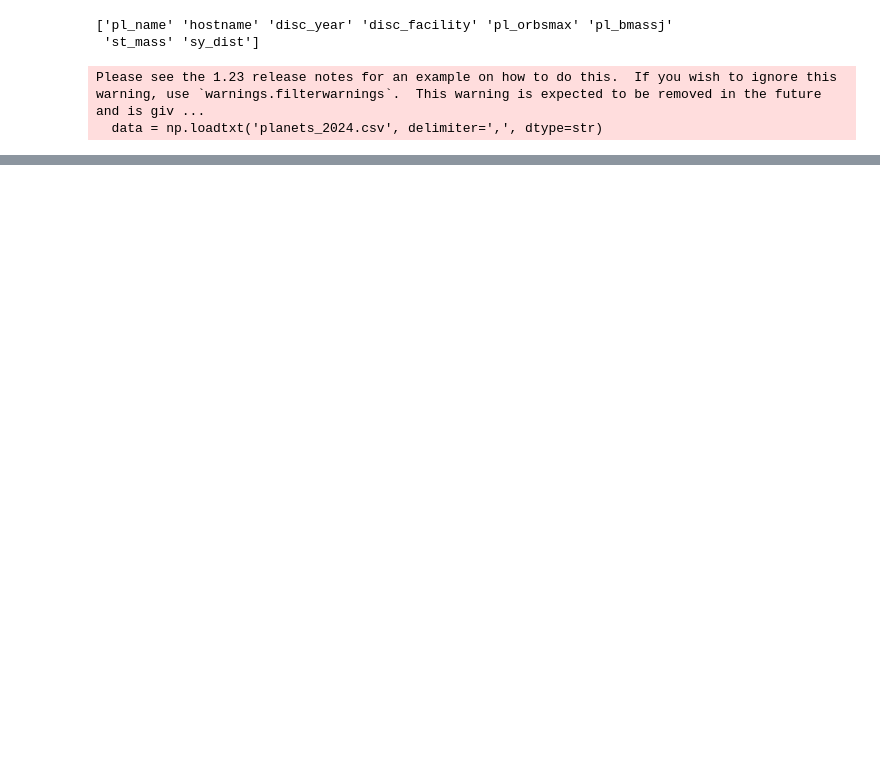
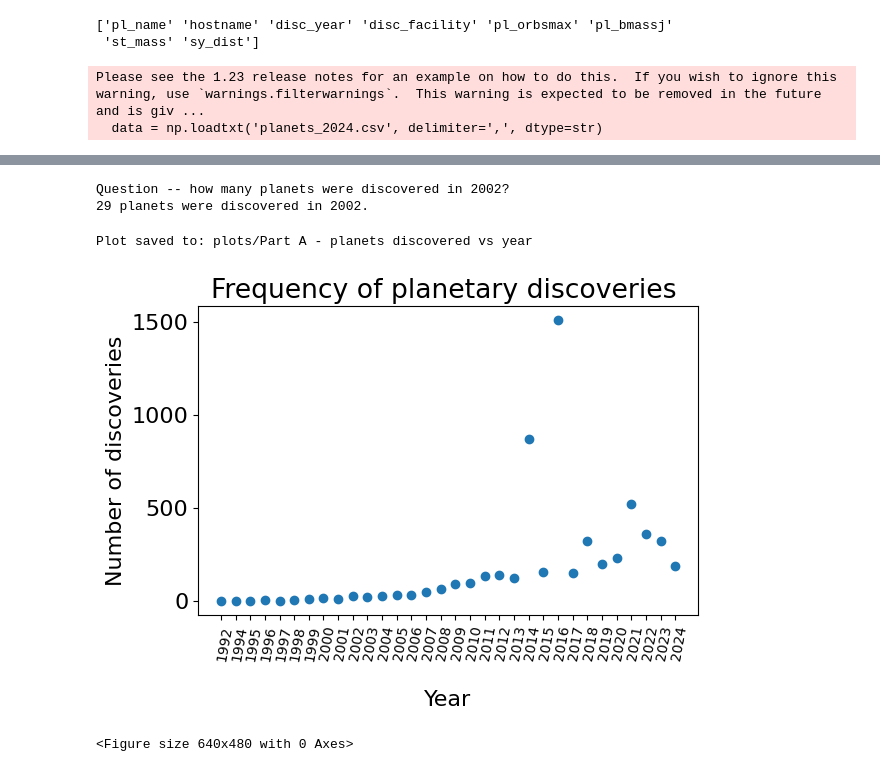
Before and after one commit to arir2001/mitchison, a Jupyter notebook: PYU33C01_asssignment1_anna_rooney_19333456.ipynb, the cells around one changed output, grey strips where cells are left out. Cells and saved outputs as stored; diff of their text form; code cells hidden in the pictures; blank space fills up the shorter version.

Commit message:
finishing up of lab -- part c, read me and markdown comments.

```diff
--- a/PYU33C01_asssignment1_anna_rooney_19333456.ipynb
+++ b/PYU33C01_asssignment1_anna_rooney_19333456.ipynb
@@ -54,21 +58,3 @@ print(labels)
  'st_mass' 'sy_dist']
 Please see the 1.23 release notes for an example on how to do this.  If you wish to ignore this warning, use `warnings.filterwarnings`.  This warning is expected to be removed in the future and is giv ...
   data = np.loadtxt('planets_2024.csv', delimiter=',', dtype=str)
-# %%
-
-unique_disc_year = np.unique(all_disc_year)
-
-count = 1
-#star_tuple = [(stars[1], count)]
-
-#print(star_tuple)
-
-year_dic = {}
-
-for i in range(len(unique_disc_year)):
-    count = 0
-    for x in range(len(all_disc_year)):
-        if all_disc_year[x] == unique_disc_year[i]:
-            count = count + 1
-        year_dic[unique_disc_year[i]] = count, all_disc_year[x]
-    print('We have now finished the year', unique_disc_year[i], 'there are ', len(unique_disc_year) - i, ' years left to go')
@@ -101,0 +77,61 @@ Question -- how many planets were discovered in 2002?
+# %%
+#plot number of planets discovered per year vs time
+#Find number of unique years , then iterate over and count how many times for each planet, similar to the stars' system sizes in lab 1
+
+all_disc_year = data[1:,2]      #all the years , even repeats
+
+all_fac_names = data[1:,3]      #all the fascilities, even repeats
+
+unique_disc_year = np.unique(all_disc_year)     #unique years only
+
+year_dic = {}       #dictionary to keep things easy
+
+
+#This for loop checks each possible year against the unique year. If they match, the count +1
+#At the end of the if loop where the count is added, the dictionary appends the count and the facilities aassociated with those discoveries
+#Then The l list (which holds fascilities) is cleared and count is reset to 1 as the loop begins again with a new unique year
+for i in range(len(unique_disc_year)):
+    count = 0
+    for x in range(len(all_disc_year)):
+        if all_disc_year[x] == unique_disc_year[i]:
+            count = count + 1
+        year_dic[unique_disc_year[i]] = count
+    #un comment out below print statement if you need to see how quickly the for loop is running!
+    #print('We have now finished the year', unique_disc_year[i], 'there are ', len(unique_disc_year) - i, ' years left to go')
+
+print('Question -- how many planets were discovered in 2002?')
+
+print(year_dic['2002'], "planets were discovered in 2002." )
+# %% [output]
+Question -- how many planets were discovered in 2002?
+29 planets were discovered in 2002.
+# %%
+pathdir = 'plots'
+if not os.path.exists(pathdir):
+    os.makedirs(pathdir)
+
+frequency = list(year_dic.values())
+y = list(key for key in year_dic)      # while we could just use unique_disc_year, we can use the keys in case we decide to sort the dictionary later.
+
+plt.scatter(y, frequency)
+
+plt.title("Frequency of planetary discoveries ")
+plt.xlabel("Year", labelpad=20)
+plt.ylabel("Number of discoveries")
+plt.xticks(rotation=80, ha='right', rotation_mode='anchor', fontsize=10)
+
+#SAVE the plot to the directory
+save_path = os.path.join(pathdir, 'Part A - planets discovered vs year')
+plt.savefig(save_path)  #save the figure as a .png file
+
+print(f"Plot saved to: {save_path}")
+plt.tight_layout()
+#show the plot
+plt.show()
+
+#clear figure so plots dont overlap.
+plt.clf()
+# %% [output]
+Plot saved to: plots/Part A - planets discovered vs year
+[figure, added]
+<Figure size 640x480 with 0 Axes>
```
Also changed, not shown: parts of 14 cells of this notebook, 1 other file.
